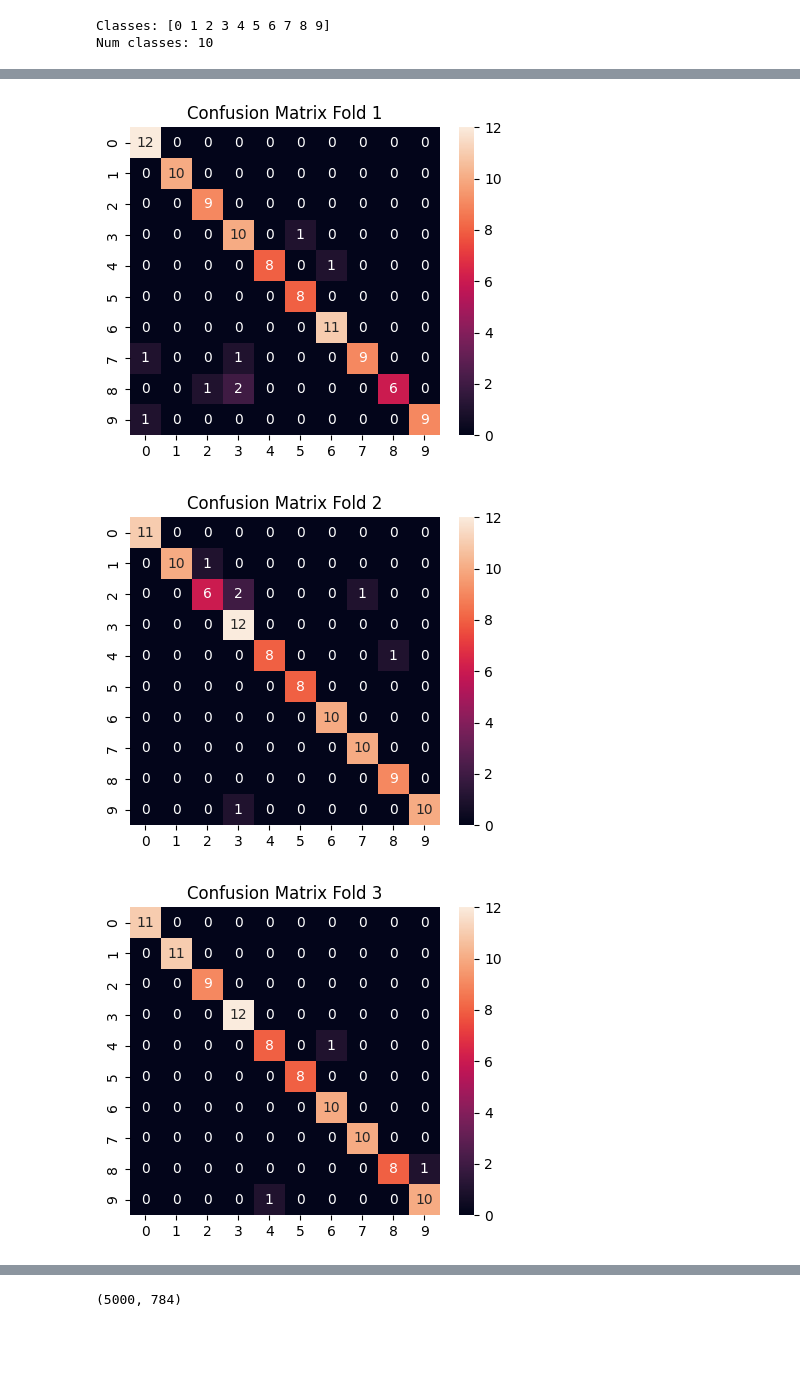
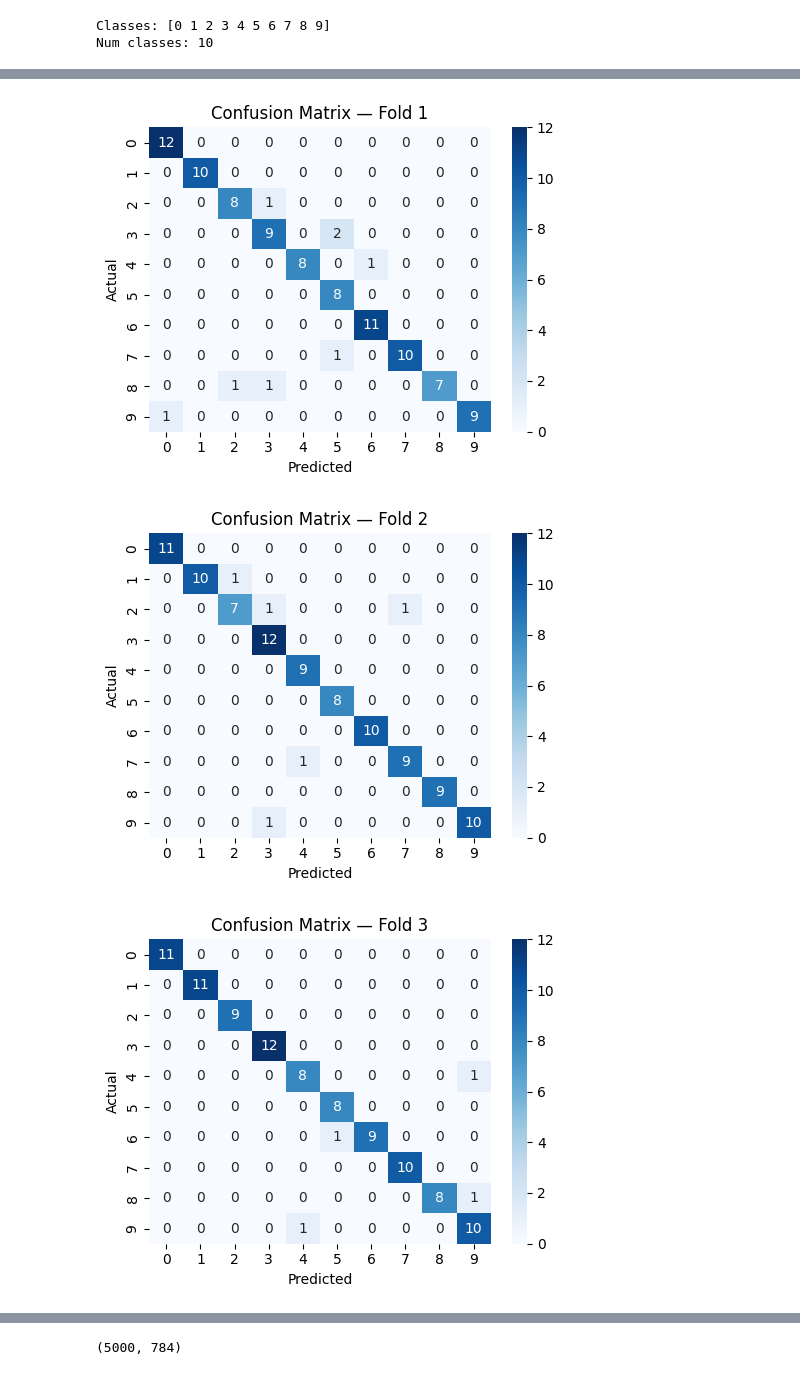
Before and after one commit to blnalexandra/MLP-Project-, a Jupyter notebook: proiect-fac.ipynb, the cells around one changed output, grey strips where cells are left out. Cells and saved outputs as stored; diff of their text form; code cells hidden in the pictures; blank space fills up the shorter version.

```diff
--- a/proiect-fac.ipynb
+++ b/proiect-fac.ipynb
@@ -26,5 +32,5 @@ df_values.head()
 # %%
-X = df_values.values
+X = df_values.T.values
 y = df_labels.values.ravel()
 # %%
 y = (y - 1).astype(int)
@@ -42,3 +41,0 @@ print(df_labels.shape)
-# %%
-X = df_values.T
-print(X.shape)
@@ -48,7 +43,7 @@ print(X.shape)
 from tensorflow.keras.callbacks import EarlyStopping
 early_stop = EarlyStopping(
     monitor='val_loss',
-    patience=5,
+    patience=10,
     restore_best_weights=True
 )
 # %% [output]
@@ -70,21 +67,28 @@ skf = StratifiedKFold(n_splits=10, shuffle=True, random_state=42)
 
 accuracies = []
 conf_matrices = []
+best_epoch_list = []
 
 for fold, (train_idx, test_idx) in enumerate(skf.split(X, y)):
 
-    X_train, X_test = X.iloc[train_idx], X.iloc[test_idx]
+    X_train_raw, X_test_raw = X[train_idx], X[test_idx]
     y_train, y_test = y[train_idx], y[test_idx]
 
+    pca = PCA(n_components=0.99, random_state=42)
+    X_train = pca.fit_transform(X_train_raw)
+    X_test  = pca.transform(X_test_raw)
+
+    n_components = X_train.shape[1]
+
     model = Sequential([
-        Input(shape=(784,)),
-        Dense(256, activation='relu'),
+        Input(shape=(n_components,)),
+        Dense(128, activation='relu', kernel_regularizer='l2'),
+        BatchNormalization(),
+        Dropout(0.4),
+        Dense(64, activation='relu', kernel_regularizer='l2'),
         BatchNormalization(),
         Dropout(0.3),
-        Dense(128, activation='relu'),
-        BatchNormalization(),
-        Dropout(0.3),
-        Dense(64, activation='relu'),
+        Dense(32, activation='relu'),
         Dense(10, activation='softmax')
     ])
 
@@ -94,14 +98,16 @@ for fold, (train_idx, test_idx) in enumerate(skf.split(X, y)):
         metrics=["accuracy"]
     )
 
-    model.fit(
+    history = model.fit(
         X_train, y_train,
-        epochs=80,
+        epochs=150,
         batch_size=16,
         validation_split=0.1,
         callbacks=[early_stop],
         verbose=0
     )
+
+    best_epoch_list.append(len(history.history['loss']))
 
     y_pred = np.argmax(model.predict(X_test, verbose=0), axis=1)
 
@@ -109,4 +115,6 @@ for fold, (train_idx, test_idx) in enumerate(skf.split(X, y)):
     accuracies.append(acc)
 
     conf_matrices.append(confusion_matrix(y_test, y_pred))
+
+    print(f"  Accuracy: {acc:.4f} | Stopped at epoch: {best_epoch_list[-1]}")
 # %% [output]
@@ -128,13 +150,16 @@ Mean Accuracy: 0.9200000000000002
 # %%
 import matplotlib.pyplot as plt
 import seaborn as sns
 
 for i, cm in enumerate(conf_matrices):
-    plt.figure(figsize=(5,4))
-    sns.heatmap(cm, annot=True, fmt='d')
-    plt.title(f'Confusion Matrix Fold {i+1}')
+    plt.figure(figsize=(5, 4))
+    sns.heatmap(cm, annot=True, fmt='d', cmap='Blues')
+    plt.title(f'Confusion Matrix — Fold {i + 1}')
+    plt.xlabel('Predicted')
+    plt.ylabel('Actual')
+    plt.tight_layout()
     plt.show()
 # %% [output]
-[figure, old version]
+[figure, new version]
-[figure, old version]
+[figure, new version]
-[figure, old version]
+[figure, new version]
```
Also changed, not shown: parts of 15 cells of this notebook.
